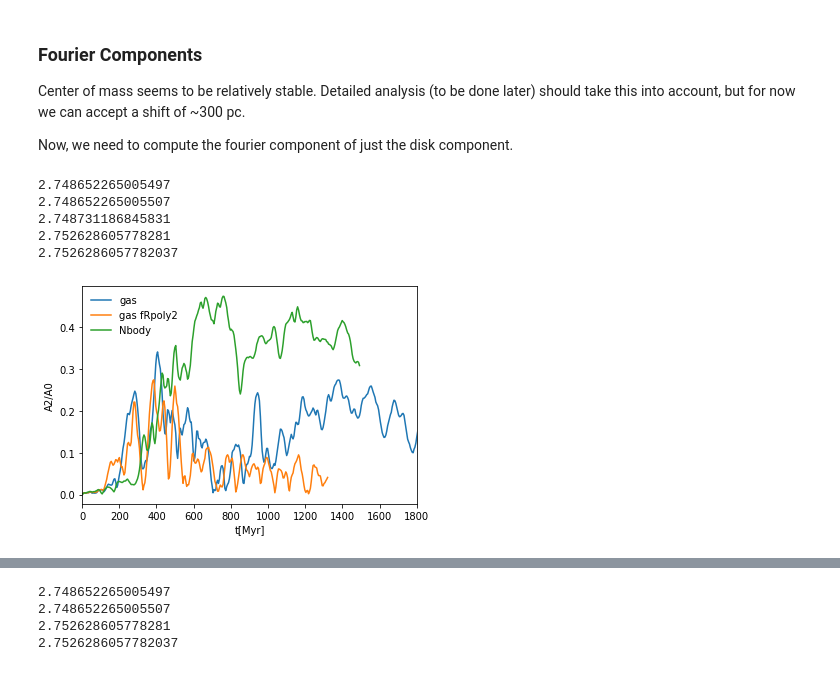
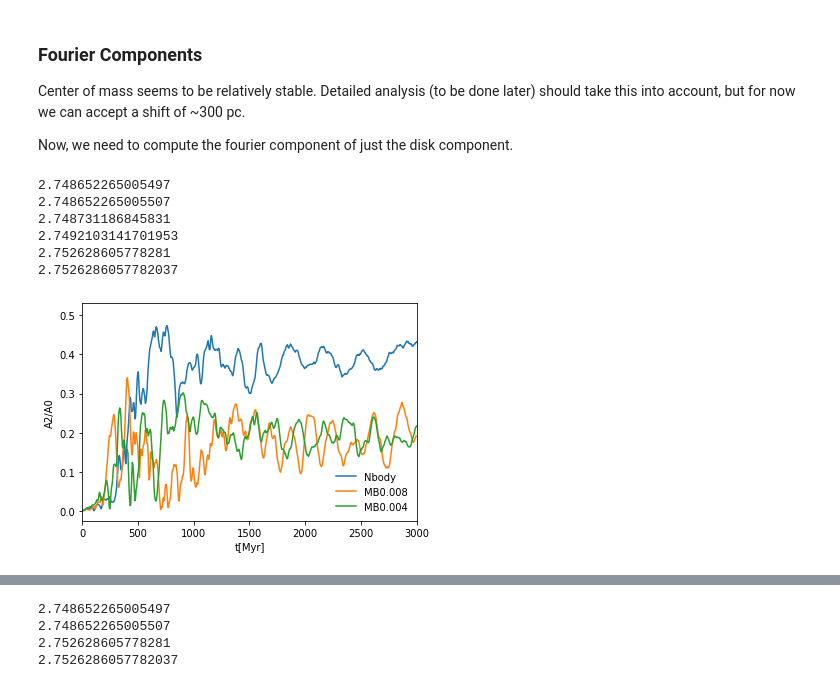
Before and after one commit to gusbeane/gasbar, a Jupyter notebook: notebooks/fourier_bar_formation.ipynb, the cells around one changed output, grey strips where cells are left out. Cells and saved outputs as stored; diff of their text form; code cells hidden in the pictures.

```diff
--- a/notebooks/fourier_bar_formation.ipynb
+++ b/notebooks/fourier_bar_formation.ipynb
@@ -12,7 +12,7 @@ from numba import njit
 import h5py as h5
 import time
 # %%
-sim_list = ['fRpoly-Rcore1.0', 'fRpoly2-Rcore1.0', 'Nbody']
+sim_list = ['fRpoly-Rcore1.0', 'fRpoly2-Rcore1.0', 'Nbody', 'fRpoly-Rcore1.0-MB0.004']
 
 def read_snap(idx, sim_idx, lvl='lvl3', parttype=[0], fields=['Coordinates', 'Masses', 'Velocities'],
               basepath = '/n/holyscratch01/hernquist_lab/abeane/starbar_runs/runs/'):
@@ -98,7 +98,7 @@ Center of mass seems to be relatively stable. Detailed analysis (to be done late
 Now, we need to compute the fourier component of just the disk component.
 # %%
 basepath = '/n/home01/abeane/starbar/plots/'
-sim_list = ['fRpoly-Rcore1.0', 'fRpoly2-Rcore1.0', 'Nbody']
+sim_list = ['fRpoly-Rcore1.0', 'fRpoly2-Rcore1.0', 'Nbody', 'fRpoly-Rcore1.0-MB0.004']
 
 fourier_list = []
 gasflow_list = []
@@ -127,6 +127,27 @@ def extract_t_A2A0(fourier, idx):
 
         A2 = np.sqrt(A2r*A2r + A2i*A2i)
         A2A0list.append(A2/A0)
+        i += 1
+
+    return np.array(tlist), np.array(A2A0list)
+
+def extract_t_max_A2A0(fourier):
+
+    i = 0
+
+    tlist = np.array(fourier['time'])
+    A2A0list = []
+    print(fourier['snapshot_000']['Rlist'][idx])
+    while 'snapshot_'+"{:03d}".format(i) in fourier.keys():
+        key = 'snapshot_'+"{:03d}".format(i)
+        A0 = np.array(fourier[key]['A0'])
+        A2r = np.array(fourier[key]['A2r'])
+        A2i = np.array(fourier[key]['A2i'])
+
+        A2 = np.sqrt(A2r*A2r + A2i*A2i)
+#         A2A0 = A2/A0
+        A2A0list.append(np.max(A2/A0))
+#         A2A0list.append(A2/A0)
         i += 1
 
     return np.array(tlist), np.array(A2A0list)
@@ -172,34 +193,37 @@ idx = 5
 
 tlist0, A2A0list_0 = extract_t_A2A0(fourier_list[0], idx)
 tlist1, A2A0list_1 = extract_t_A2A0(fourier_list[1], idx)
 tlist2, A2A0list_2 = extract_t_A2A0(fourier_list[2], idx)
+tlist3, A2A0list_3 = extract_t_A2A0(fourier_list[3], idx)
 tlist0_gas, flowrate_0 = extract_t_gasflow(gasflow_list[0], idx)
 tlist1_gas, flowrate_1 = extract_t_gasflow(gasflow_list[1], idx)
 
 fig, ax = plt.subplots(1, 1)
 
-l0 = ax.plot(tlist0, A2A0list_0, label='gas')
-l0 = ax.plot(tlist1, A2A0list_1, label='gas fRpoly2')
 ax.plot(tlist2, A2A0list_2, label='Nbody')
+ax.plot(tlist0, A2A0list_0, label='MB0.008')
+# l0 = ax.plot(tlist1, A2A0list_1, label='gas fRpoly2')
+ax.plot(tlist3, A2A0list_3, label='MB0.004')
 
 # l1 = ax.plot(tlist1, A2A0list_1)
 
 # ax1 = ax.twinx()
 # frate_ma = moving_average(flowrate_0, 10)
 # tlist0_gas_ma = moving_average(tlist0_gas, 10)
 # ax1.plot(tlist0_gas_ma, frate_ma, c='g')
 # ax1.plot(tlist0_gas_ma, np.abs(frate_ma), c='g', ls='dashed')
 # ax1.plot(tlist1_gas, flowrate_1, c=l1[0].get_color(), ls='dashed')
 
-ax.set(xlabel='t[Myr]', xlim=(0, 1800), ylabel='A2/A0')
+ax.set(xlabel='t[Myr]', xlim=(0, 3000), ylabel='A2/A0')
 ax.legend(frameon=False)
 # ax1.set(ylabel='inflow rate', ylim=(0, 0.2))
 
 plt.show()
 # %% [output]
 2.748652265005497
 2.748652265005507
 2.748731186845831
+2.7492103141701953
 2.752628605778281
 2.7526286057782037
-[figure, old version]
+[figure, new version]
```
Also changed, not shown: parts of 1 cell of this notebook, 1 other file.
